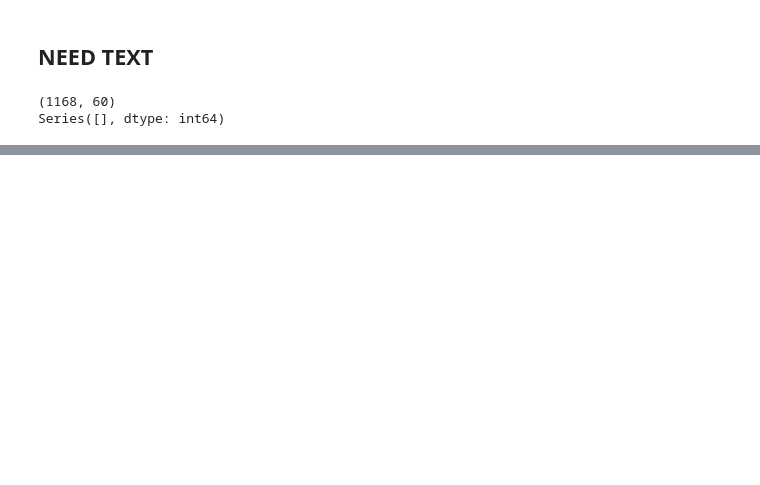
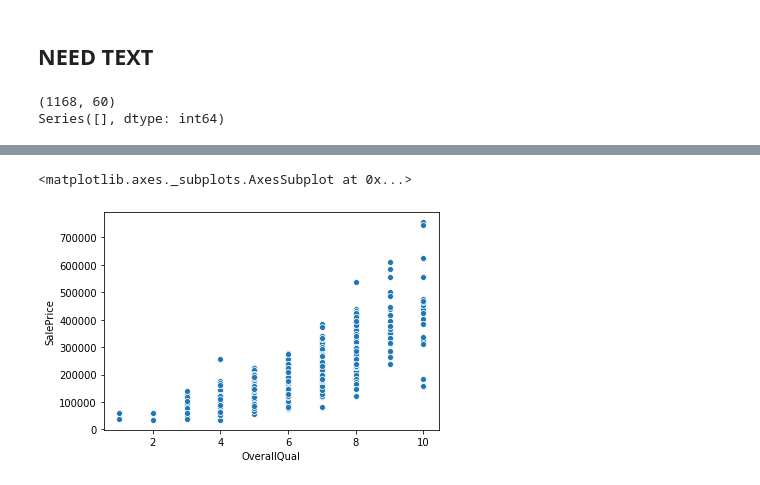
Before and after one commit to atomrepos/Real_Estate_Data_Analysis, a Jupyter notebook: Real_Estate_Analysis.ipynb, the cells around one changed output, grey strips where cells are left out. Cells and saved outputs as stored; diff of their text form; code cells hidden in the pictures; blank space fills up the shorter version.

```diff
--- a/Real_Estate_Analysis.ipynb
+++ b/Real_Estate_Analysis.ipynb
@@ -117,0 +258,6 @@ Series([], dtype: int64)
+# %%
+#Sale price vs lot area
+sns.scatterplot(x=X['OverallQual'], y=y)
+# %% [output]
+<matplotlib.axes._subplots.AxesSubplot at 0x...>
+[figure, added]
```
Also changed, not shown: parts of 15 cells of this notebook.
